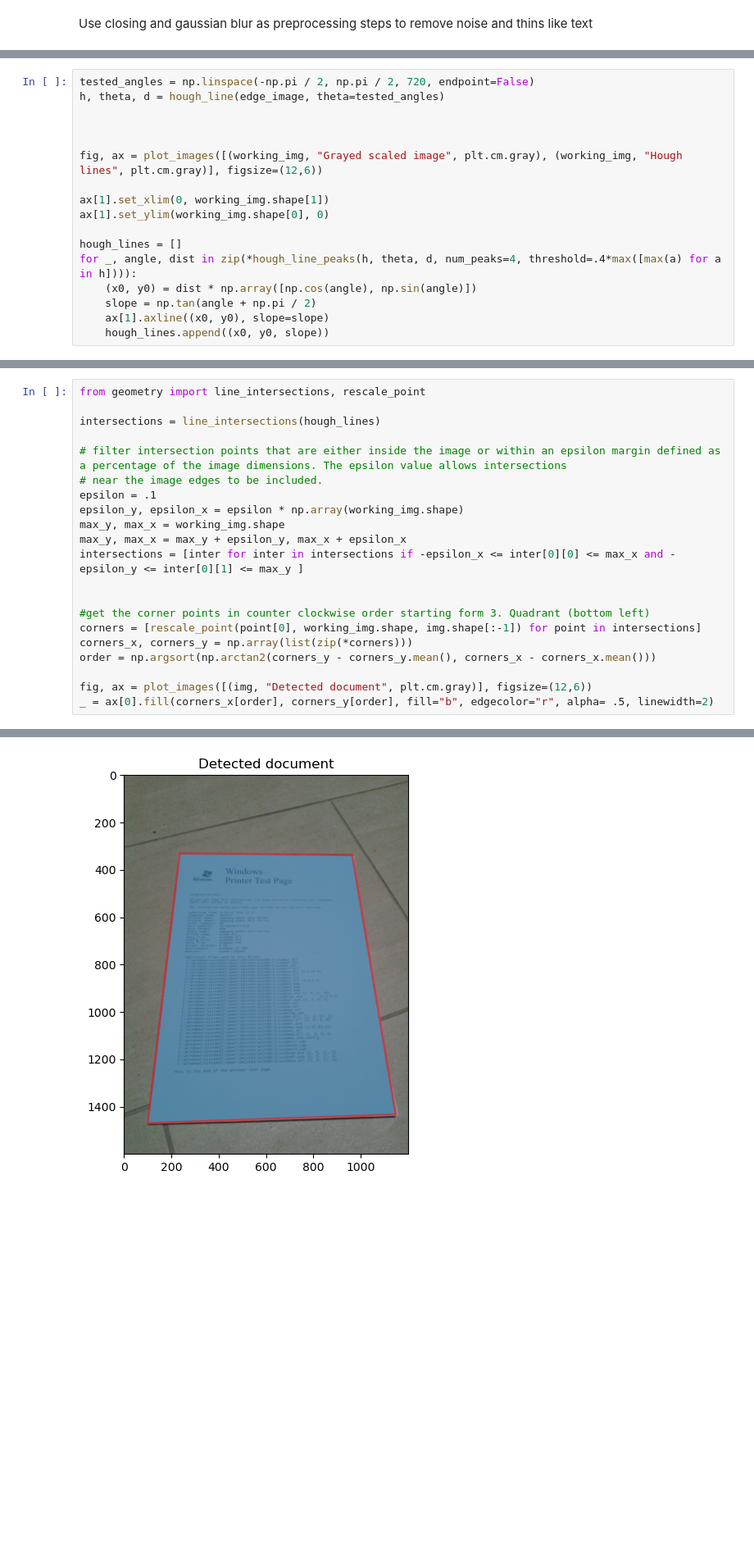
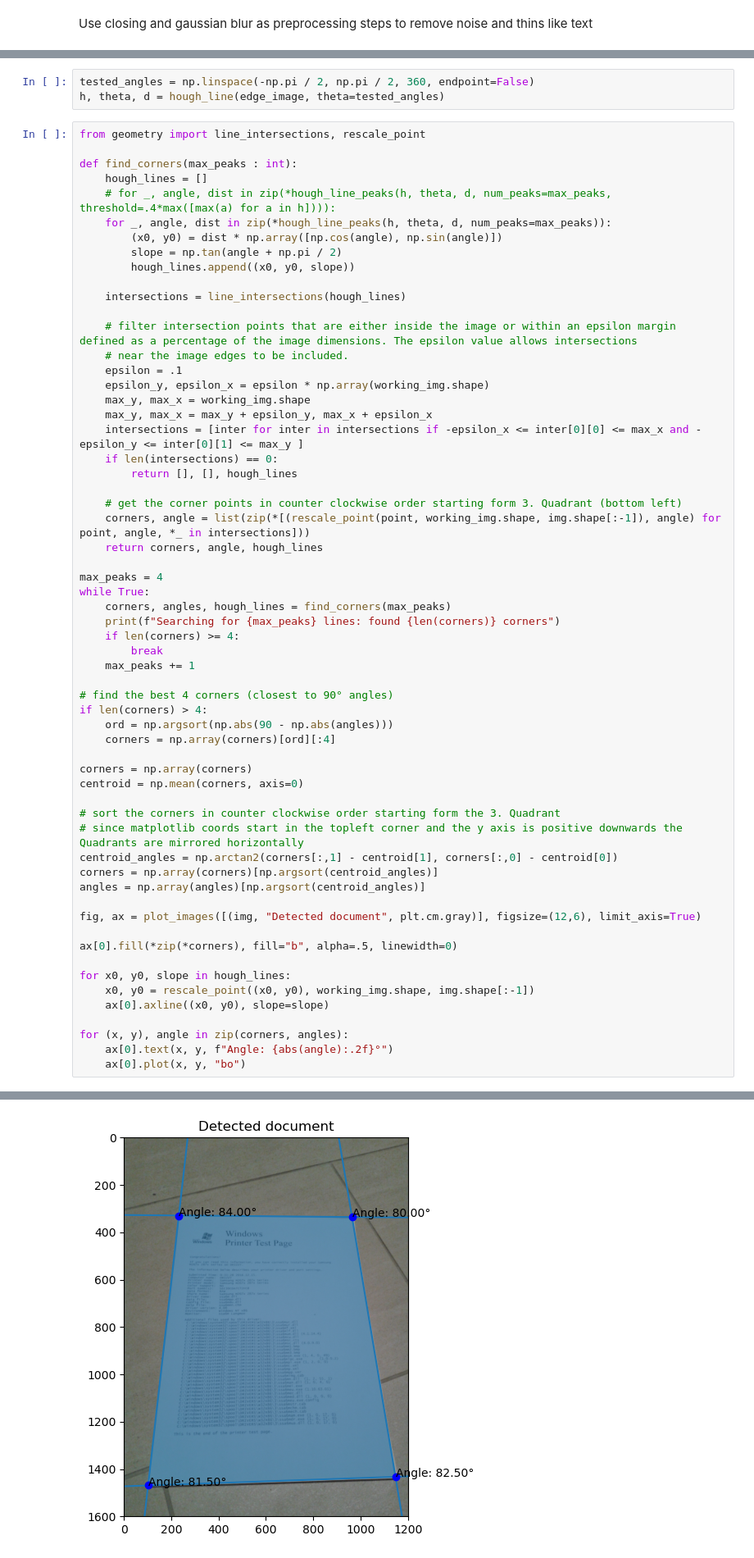
Before and after one commit to Der-Penz/DocumentScanner, a Jupyter notebook: dep/documentScanner.ipynb, the cells around one changed output, grey strips where cells are left out. Shown at 82% size. Saved outputs shown, nothing was run; the diff lists cells and outputs as text; blank space fills up the shorter version.

Commit message:
finding best 4 corners by using the intersection angle and rotating the document in the warp process

```diff
--- a/dep/documentScanner.ipynb
+++ b/dep/documentScanner.ipynb
@@ -54,17 +57,0 @@ With the now final preprocessed image, use hough transform to find lines which w
-# %%
-tested_angles = np.linspace(-np.pi / 2, np.pi / 2, 720, endpoint=False)
-h, theta, d = hough_line(edge_image, theta=tested_angles)
-
-
-
-fig, ax = plot_images([(working_img, "Grayed scaled image", plt.cm.gray), (working_img, "Hough lines", plt.cm.gray)], figsize=(12,6))
-
-ax[1].set_xlim(0, working_img.shape[1])
-ax[1].set_ylim(working_img.shape[0], 0)
-
-hough_lines = []
-for _, angle, dist in zip(*hough_line_peaks(h, theta, d, num_peaks=4, threshold=.4*max([max(a) for a in h]))):
-    (x0, y0) = dist * np.array([np.cos(angle), np.sin(angle)])
-    slope = np.tan(angle + np.pi / 2)
-    ax[1].axline((x0, y0), slope=slope)
-    hough_lines.append((x0, y0, slope))
@@ -75,22 +58,64 @@ Finding the intersection points of the lines to define the rectangle
+# %%
+tested_angles = np.linspace(-np.pi / 2, np.pi / 2, 360, endpoint=False)
+h, theta, d = hough_line(edge_image, theta=tested_angles)
 # %%
 from geometry import line_intersections, rescale_point
 
-intersections = line_intersections(hough_lines)
+def find_corners(max_peaks : int):
+    hough_lines = []
+    # for _, angle, dist in zip(*hough_line_peaks(h, theta, d, num_peaks=max_peaks, threshold=.4*max([max(a) for a in h]))):
+    for _, angle, dist in zip(*hough_line_peaks(h, theta, d, num_peaks=max_peaks)):
+        (x0, y0) = dist * np.array([np.cos(angle), np.sin(angle)])
+        slope = np.tan(angle + np.pi / 2)
+        hough_lines.append((x0, y0, slope))
 
-# filter intersection points that are either inside the image or within an epsilon margin defined as a percentage of the image dimensions. The epsilon value allows intersections
-# near the image edges to be included.
-epsilon = .1
-epsilon_y, epsilon_x = epsilon * np.array(working_img.shape)
-max_y, max_x = working_img.shape
-max_y, max_x = max_y + epsilon_y, max_x + epsilon_x
-intersections = [inter for inter in intersections if -epsilon_x <= inter[0][0] <= max_x and -epsilon_y <= inter[0][1] <= max_y ]
+    intersections = line_intersections(hough_lines)
 
+    # filter intersection points that are either inside the image or within an epsilon margin defined as a percentage of the image dimensions. The epsilon value allows intersections
+    # near the image edges to be included.
+    epsilon = .1
+    epsilon_y, epsilon_x = epsilon * np.array(working_img.shape)
+    max_y, max_x = working_img.shape
+    max_y, max_x = max_y + epsilon_y, max_x + epsilon_x
+    intersections = [inter for inter in intersections if -epsilon_x <= inter[0][0] <= max_x and -epsilon_y <= inter[0][1] <= max_y ]
+    if len(intersections) == 0:
+        return [], [], hough_lines
 
-#get the corner points in counter clockwise order starting form 3. Quadrant (bottom left)
-corners = [rescale_point(point[0], working_img.shape, img.shape[:-1]) for point in intersections]
-corners_x, corners_y = np.array(list(zip(*corners)))
-order = np.argsort(np.arctan2(corners_y - corners_y.mean(), corners_x - corners_x.mean()))
+    # get the corner points in counter clockwise order starting form 3. Quadrant (bottom left)
+    corners, angle = list(zip(*[(rescale_point(point, working_img.shape, img.shape[:-1]), angle) for point, angle, *_ in intersections]))
+    return corners, angle, hough_lines
 
-fig, ax = plot_images([(img, "Detected document", plt.cm.gray)], figsize=(12,6))
-_ = ax[0].fill(corners_x[order], corners_y[order], fill="b", edgecolor="r", alpha= .5, linewidth=2)
+max_peaks = 4
+while True:
+    corners, angles, hough_lines = find_corners(max_peaks)
+    print(f"Searching for {max_peaks} lines: found {len(corners)} corners")
+    if len(corners) >= 4:
+        break
+    max_peaks += 1
+
+# find the best 4 corners (closest to 90° angles)
+if len(corners) > 4:
+    ord = np.argsort(np.abs(90 - np.abs(angles)))
+    corners = np.array(corners)[ord][:4]
+
+corners = np.array(corners)
+centroid = np.mean(corners, axis=0)
+
+# sort the corners in counter clockwise order starting form the 3. Quadrant
+# since matplotlib coords start in the topleft corner and the y axis is positive downwards the Quadrants are mirrored horizontally
+centroid_angles = np.arctan2(corners[:,1] - centroid[1], corners[:,0] - centroid[0])
+corners = np.array(corners)[np.argsort(centroid_angles)]
+angles = np.array(angles)[np.argsort(centroid_angles)]
+
+fig, ax = plot_images([(img, "Detected document", plt.cm.gray)], figsize=(12,6), limit_axis=True)
+
+ax[0].fill(*zip(*corners), fill="b", alpha=.5, linewidth=0)
+
+for x0, y0, slope in hough_lines:
+    x0, y0 = rescale_point((x0, y0), working_img.shape, img.shape[:-1])
+    ax[0].axline((x0, y0), slope=slope)
+
+for (x, y), angle in zip(corners, angles):
+    ax[0].text(x, y, f"Angle: {abs(angle):.2f}°")
+    ax[0].plot(x, y, "bo")
 # %% [output]
@@ -97 +123 @@ _ = ax[0].fill(corners_x[order], corners_y[order], fill="b", edgecolor="r", alph
-[figure, old version]
+[figure, new version]
```
Also changed, not shown: parts of 11 cells of this notebook.
